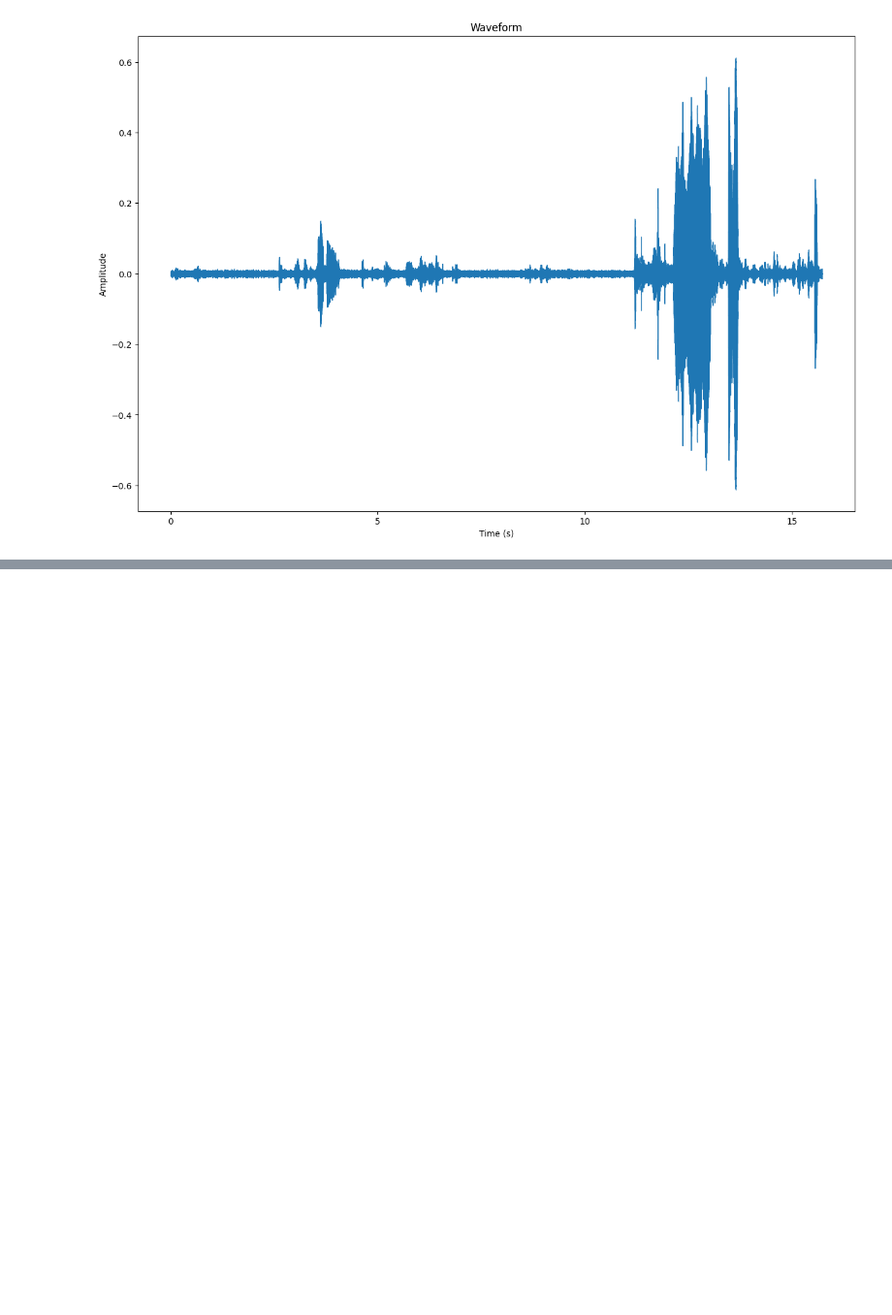
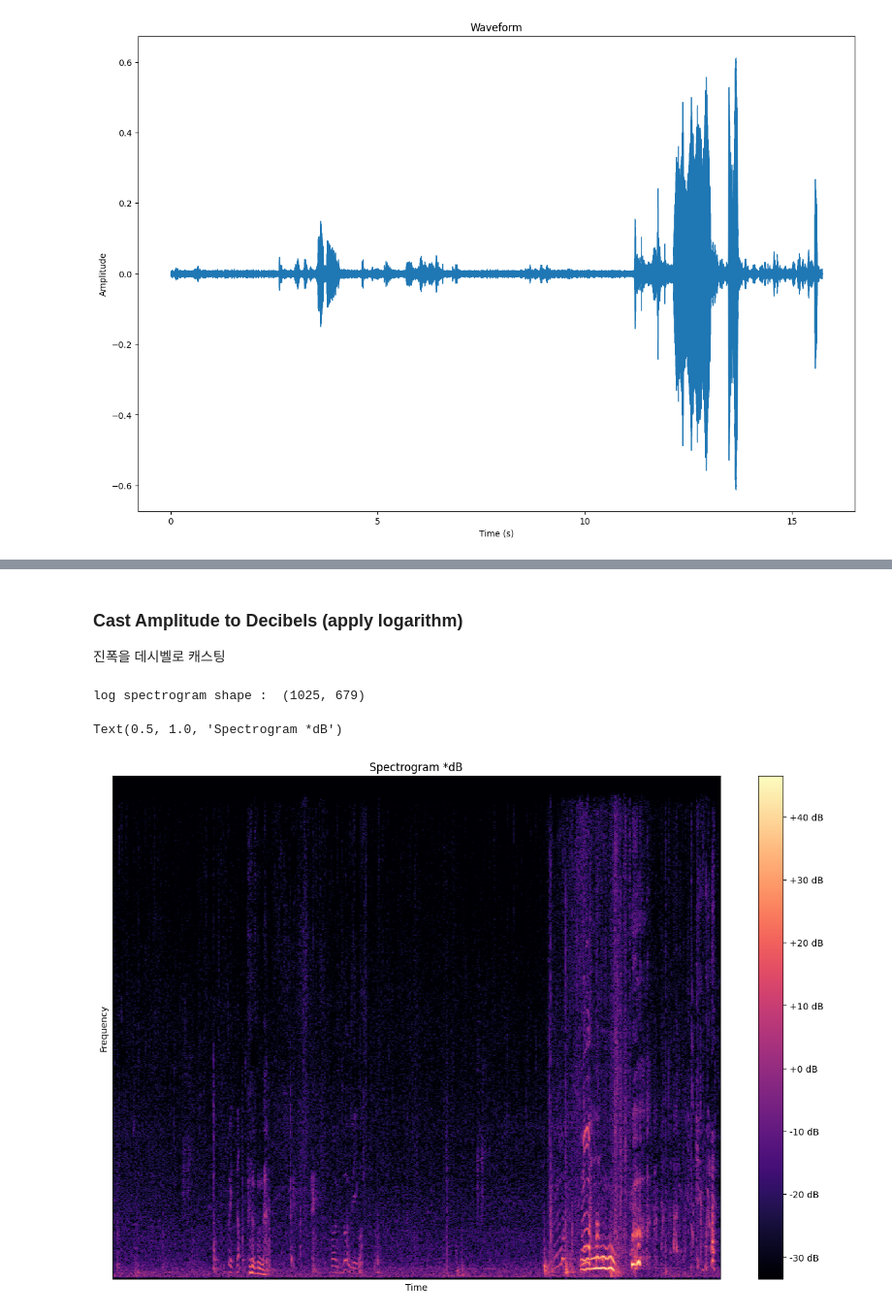
Before and after one commit to greenday1234/AI, a Jupyter notebook: AudioPreprocessing.ipynb, the cells around one changed output, grey strips where cells are left out. Shown at 97% size. Drawn from its saved outputs; the diff is of its cells as text; code cells hidden in the pictures; blank space fills up the shorter version.

```diff
--- a/AudioPreprocessing.ipynb
+++ b/AudioPreprocessing.ipynb
@@ -28,0 +92,17 @@ Text(0.5, 1.0, 'Waveform')
+# %% [markdown]
+### Cast Amplitude to Decibels (apply logarithm)
+진폭을 데시벨로 캐스팅
+# %%
+log_spectrogram = librosa.amplitude_to_db(spectrogram)
+print("log spectrogram shape : ", log_spectrogram.shape)
+
+plt.figure(figsize=FIG_SIZE)
+librosa.display.specshow(log_spectrogram, sr=sample_rate, hop_length=hop_length)
+plt.xlabel("Time")
+plt.ylabel("Frequency")
+plt.colorbar(format="%+2.0f dB")
+plt.title("Spectrogram *dB")
+# %% [output]
+log spectrogram shape :  (1025, 679)
+Text(0.5, 1.0, 'Spectrogram *dB')
+[figure, added]
```
Also changed, not shown: parts of 6 cells of this notebook.
